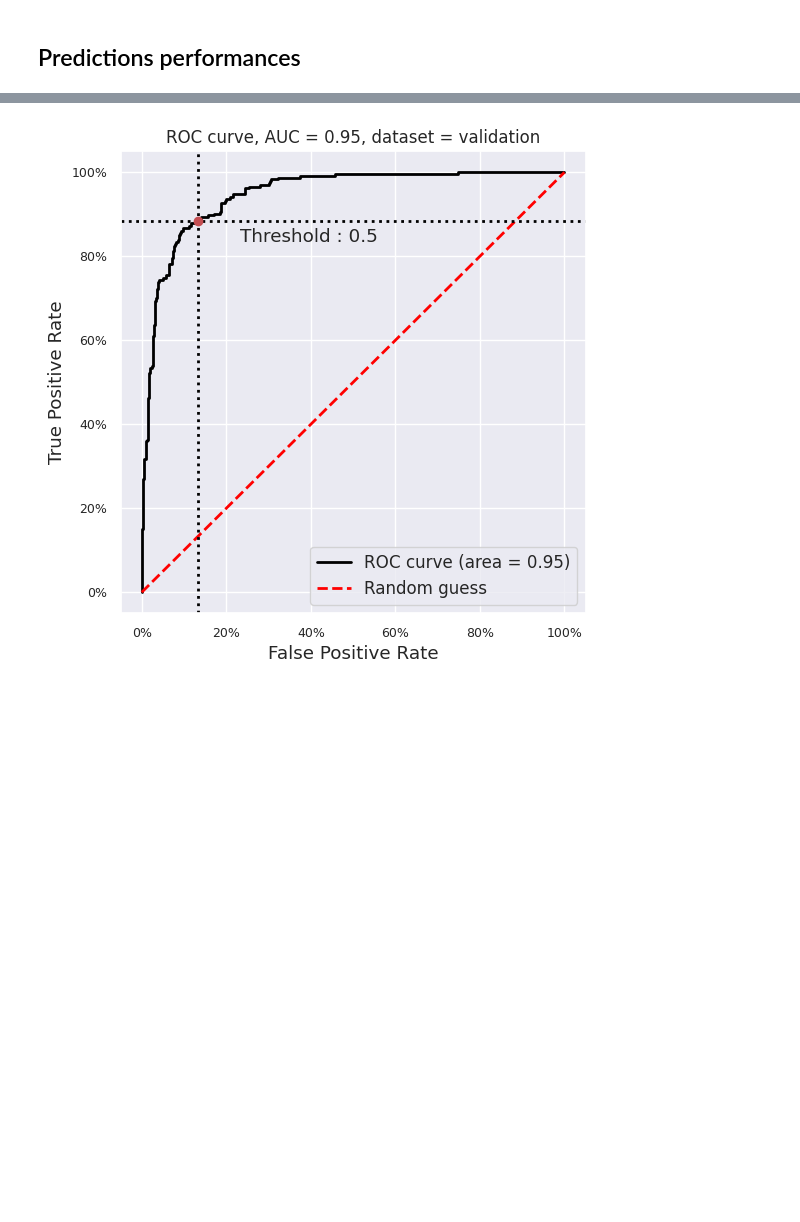
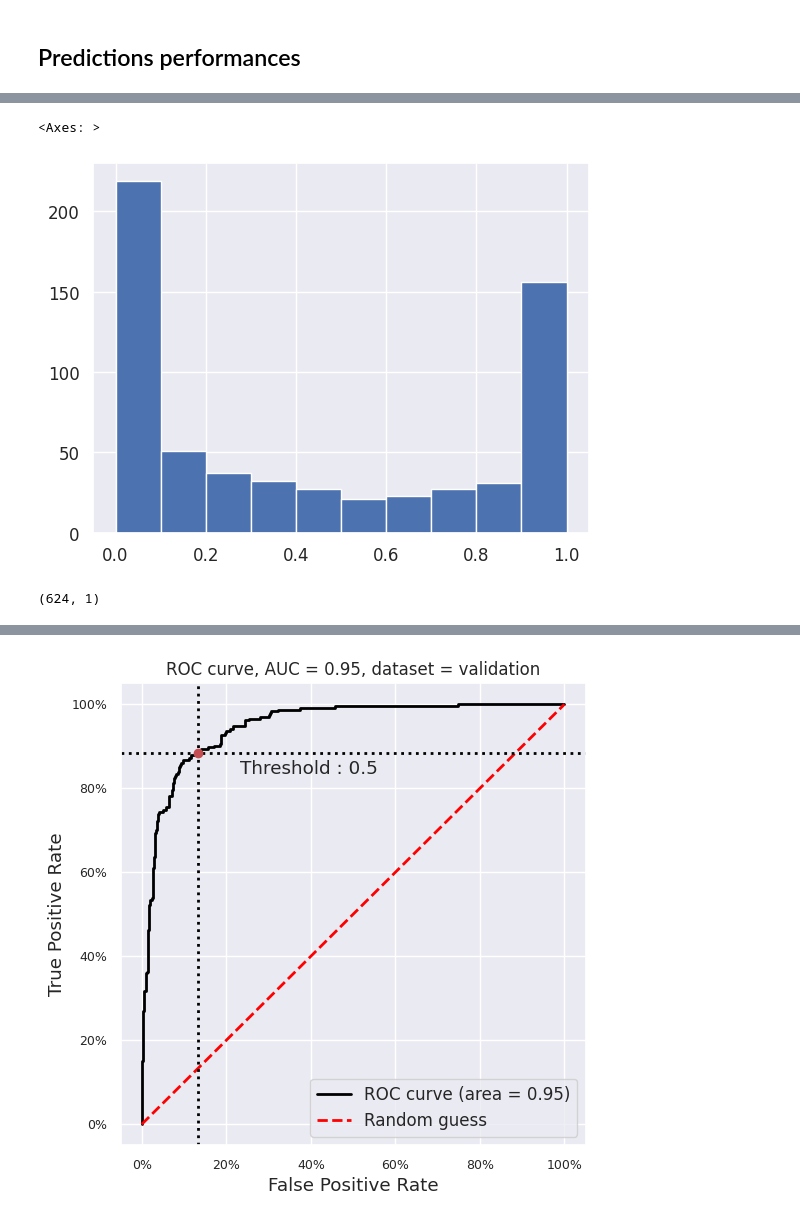
Before and after one commit to juliepinole/eth, a Jupyter notebook: healthcare/chest/Chest_explo.ipynb, the cells around one changed output, grey strips where cells are left out. Cells and saved outputs as stored; diff of their text form; code cells hidden in the pictures; blank space fills up the shorter version.

```diff
--- a/healthcare/chest/Chest_explo.ipynb
+++ b/healthcare/chest/Chest_explo.ipynb
@@ -537,0 +544,9 @@ array([0, 0, 0, 0, 0, 0, 0, 0, 0, 0, 0, 0, 0, 0, 0])
+# %%
+pd.Series(data=predictions_proba.flatten(), name='probability of xray being normal').hist()
+# %% [output]
+<Axes: >
+[figure, added]
+# %%
+predictions_proba.shape
+# %% [output]
+(624, 1)
```
Also changed, not shown: parts of 24 cells of this notebook, 7 other files.
